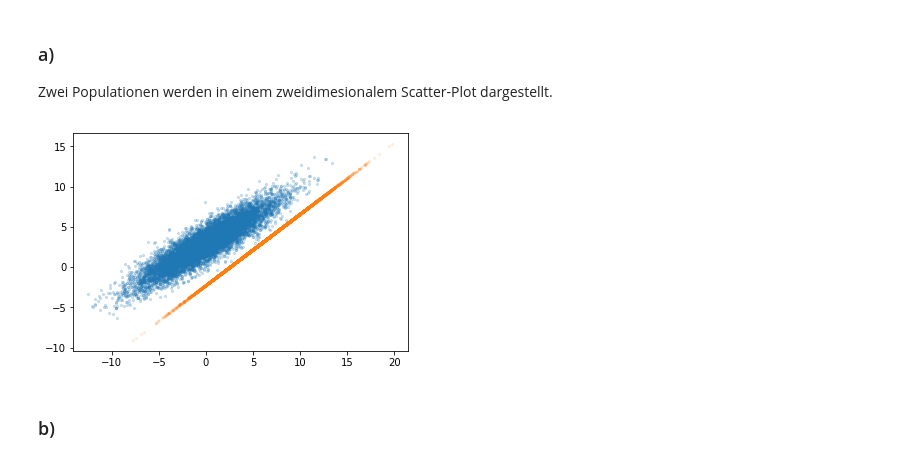
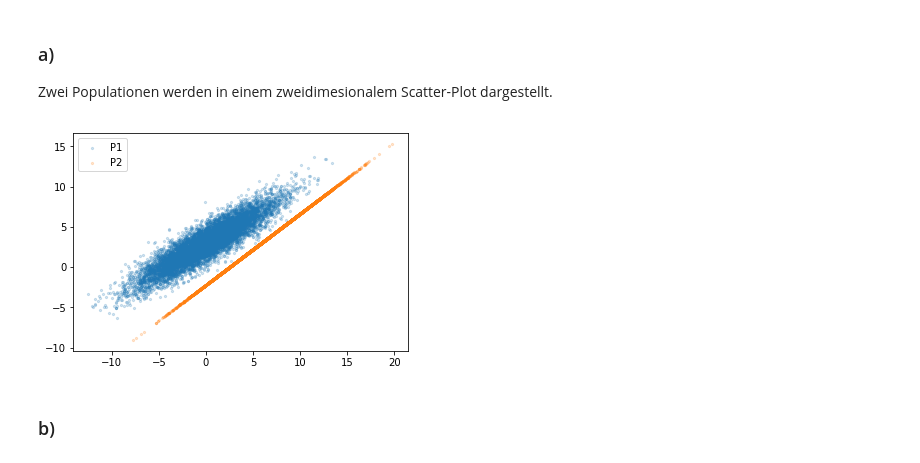
Before and after one commit to jpwgnr/SMD_Abgaben, a Jupyter notebook: Blatt3_Schubert_Herdieckerhoff_Overhoff/Blatt3.ipynb, the cells around one changed output. Drawn from its saved outputs; the diff is of its cells as text; code cells hidden in the pictures.

```diff
--- a/Blatt3_Schubert_Herdieckerhoff_Overhoff/Blatt3.ipynb
+++ b/Blatt3_Schubert_Herdieckerhoff_Overhoff/Blatt3.ipynb
@@ -285,28 +296,28 @@ Zwei Populationen werden in einem zweidimesionalem Scatter-Plot dargestellt.
 # %%
 #Erzeugung der ersten Population P0
 np.random.seed(42)
 mean1 = [0, 3] #Vorgegebene Erwartungswerte
 sigmax1, sigmay1 = 3.5, 2.6 #vorgegebene Standardabweichungen
 covfac = 0.9 #Korrelation
 cov1 = [sigmax1**2, sigmax1*sigmay1*covfac],[sigmax1* sigmay1*covfac, sigmay1**2] # Kovarianzmatrix
 p0 = np.random.multivariate_normal(mean1, cov1, 10000)
 
 #Erzeugung der zweiten Population P1, die hier p heißt und aus p1 und p2 besteht
 np.random.seed(42)
 p1 = np.random.normal(6,3.5, 10000)
 np.random.seed(42)
 p2 = np.random.normal(-0.5+p1*0.6, 1, 10000)
 p = np.c_[p1,p2]
 
 #Erstellen des Plots
 plt.figure(10)
-plt.scatter(p0[:,0], p0[:,1], s=5, alpha= 0.2)
-plt.scatter(p1, p2, s=5, alpha=0.1)
-
+plt.scatter(p0[:,0], p0[:,1], s=5, alpha= 0.2, label="P1")
+plt.scatter(p1, p2, s=5, alpha=0.2, label="P2")
+plt.legend()
 
 None
 # %% [output]
-[figure, old version]
+[figure, new version]
 # %% [markdown]
 ### b)
 # %%
```
Also changed, not shown: parts of 2 cells of this notebook, 1 other file.
